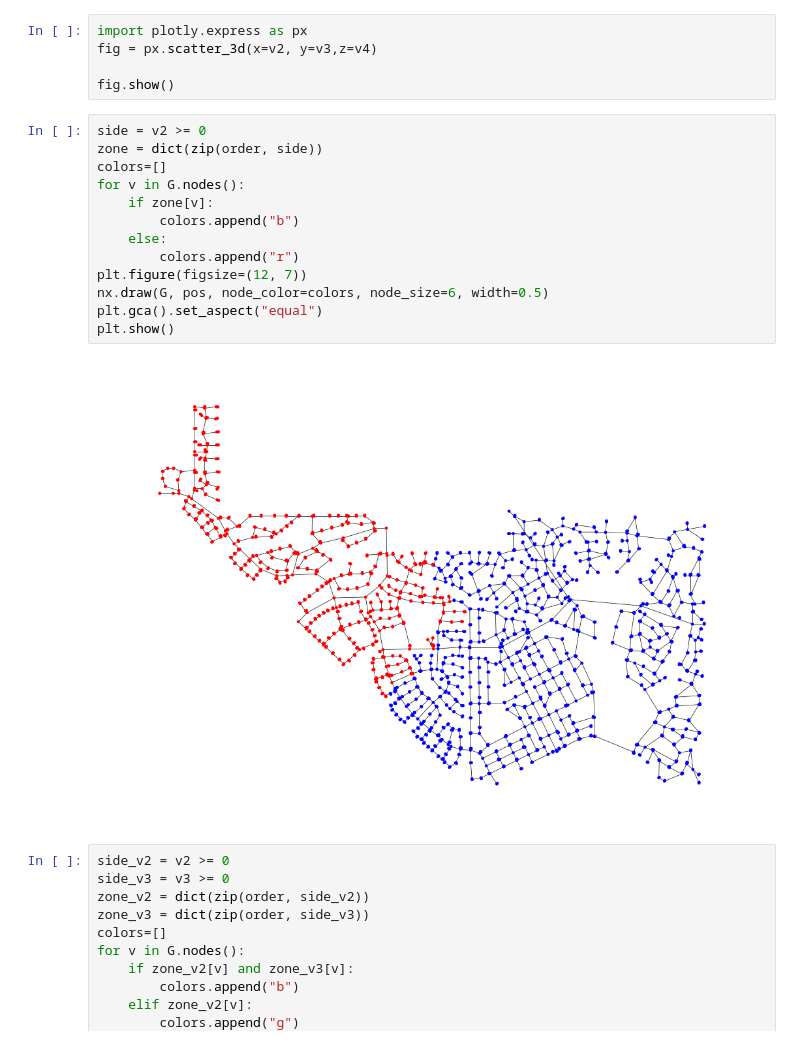
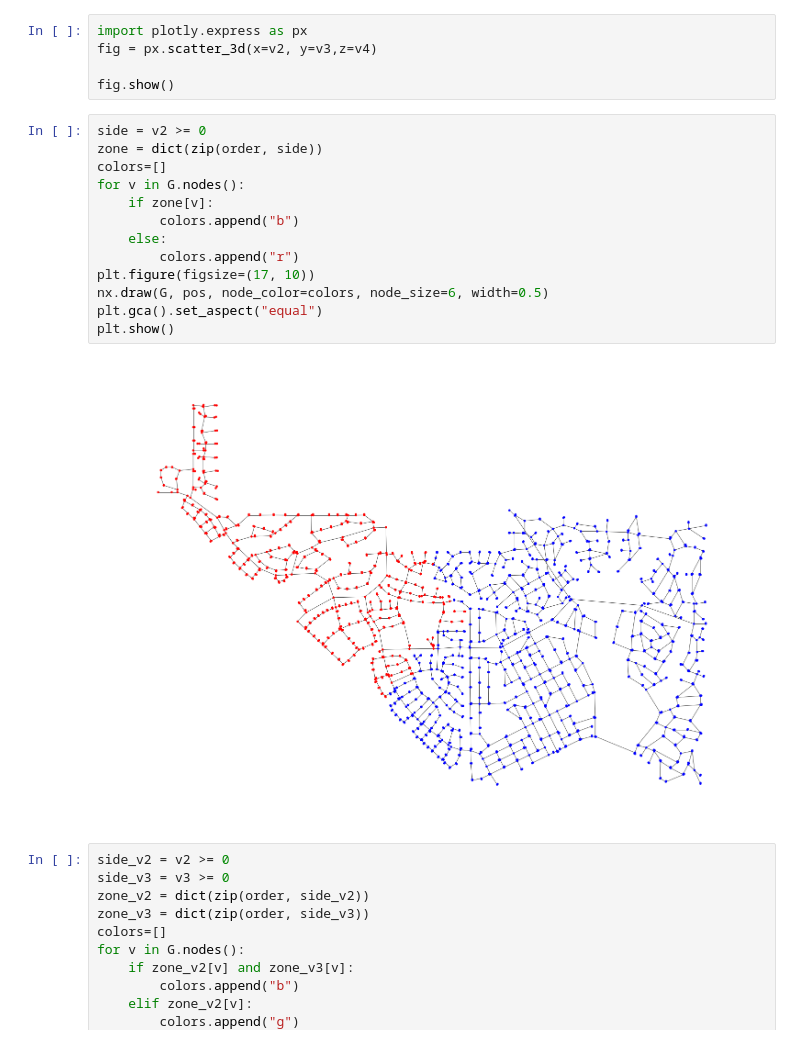
Before and after one commit to CapperTheRose16/Project-in-Network-Analysis, a Jupyter notebook: basic_inspection.ipynb, the cells around one changed output. Drawn from its saved outputs; the diff is of its cells as text.

```diff
--- a/basic_inspection.ipynb
+++ b/basic_inspection.ipynb
@@ -101,18 +101,18 @@ fig.show()
 # %%
 side = v2 >= 0
 zone = dict(zip(order, side))
 colors=[]
 for v in G.nodes():
     if zone[v]:
         colors.append("b")
     else:
         colors.append("r")
-plt.figure(figsize=(12, 7))
+plt.figure(figsize=(17, 10))
 nx.draw(G, pos, node_color=colors, node_size=6, width=0.5)
 plt.gca().set_aspect("equal")
 plt.show()
 # %% [output]
-[figure, old version]
+[figure, new version]
 # %%
 side_v2 = v2 >= 0
 side_v3 = v3 >= 0
```
Also changed, not shown: parts of 1 cell of this notebook.
